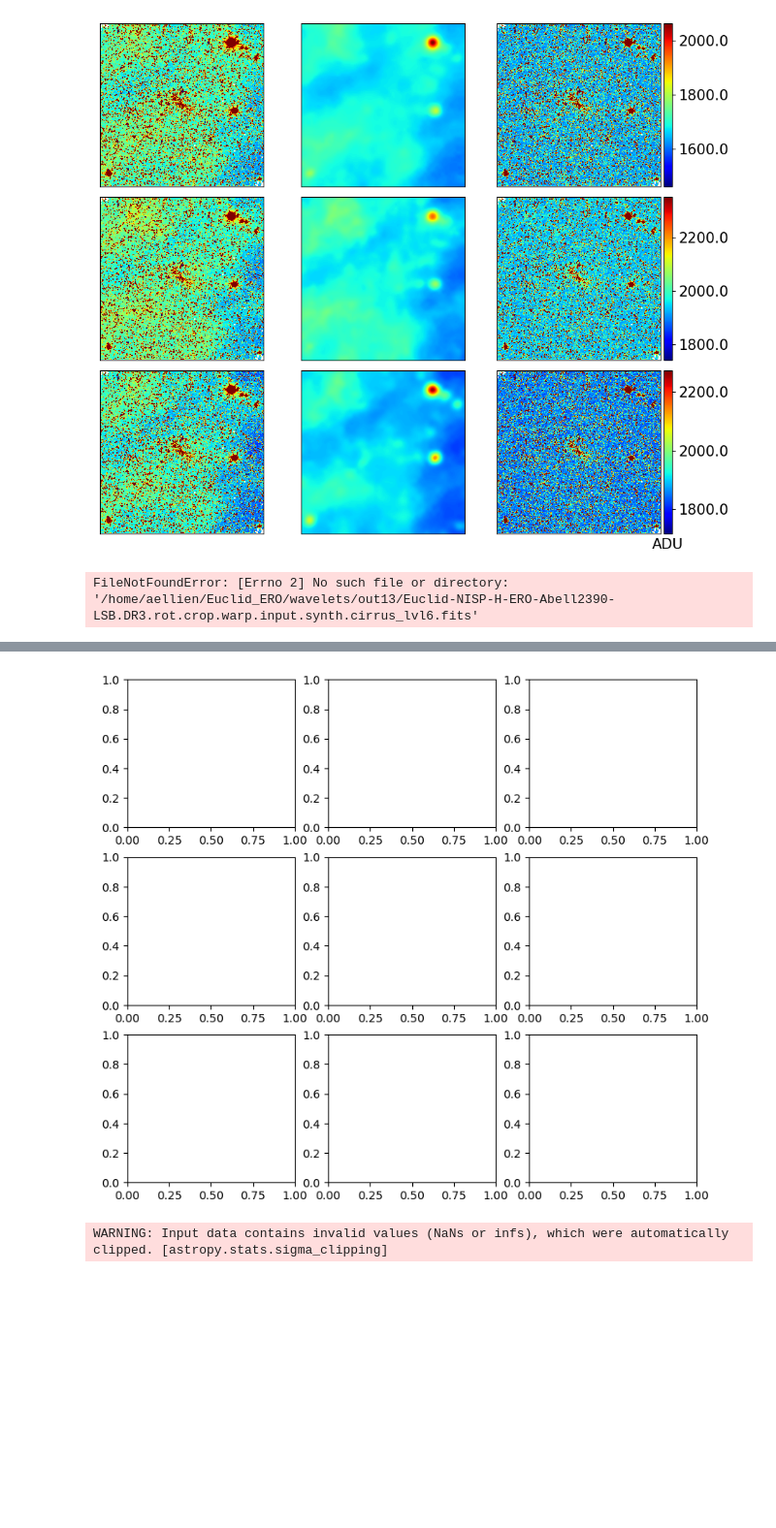
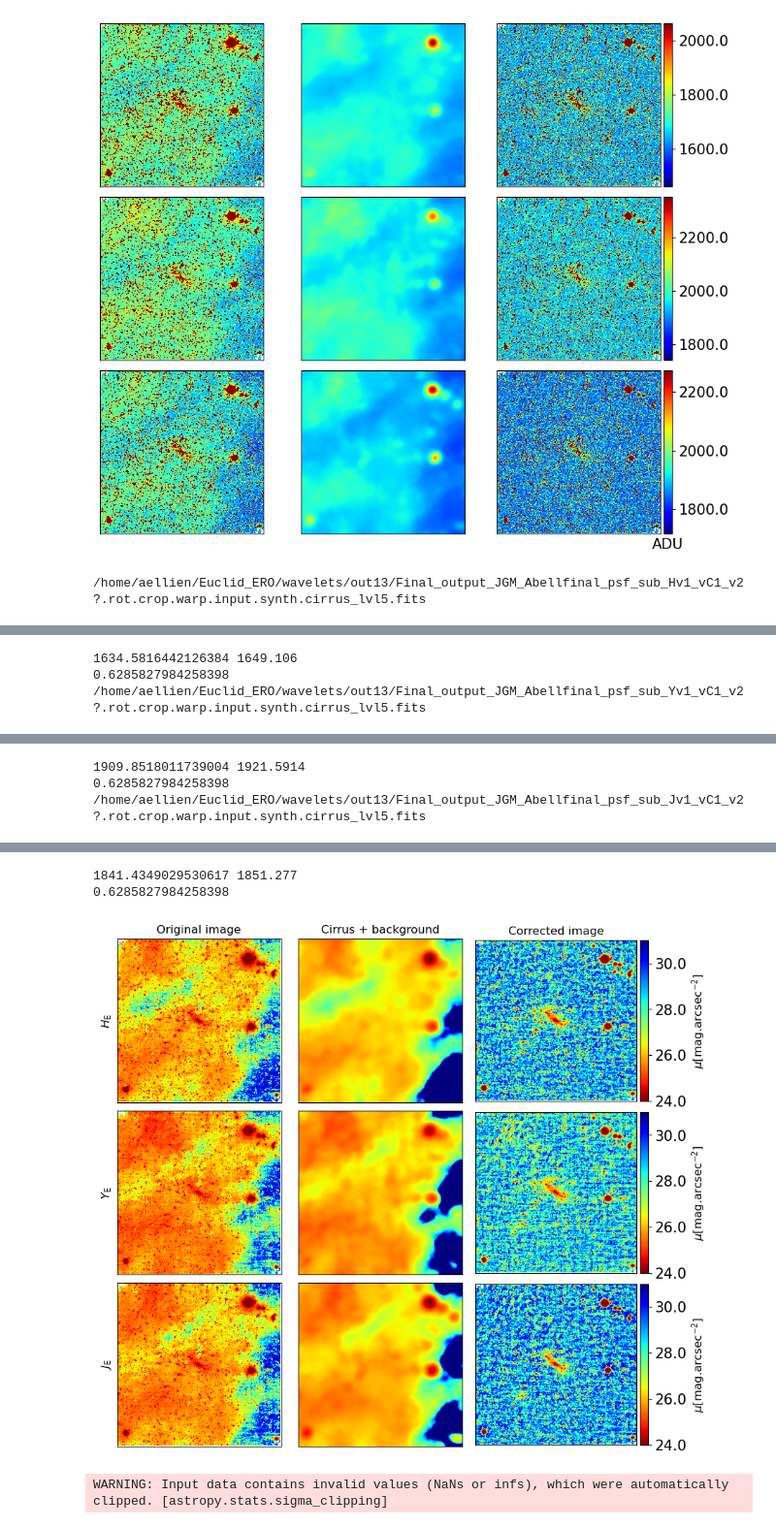
Before and after one commit to aellien/Euclid_ERO, a Jupyter notebook: plot_ERO_A2390.ipynb, the cells around one changed output, grey strips where cells are left out. Shown at 97% size. Cells and saved outputs as stored; diff of their text form; code cells hidden in the pictures; blank space fills up the shorter version.

```diff
--- a/plot_ERO_A2390.ipynb
+++ b/plot_ERO_A2390.ipynb
@@ -104,8 +104,8 @@ for i, filt in enumerate(filters):
     clean = hdu[2].data
     cirim = hdu[3].data
 
-    hduo, hdu_oim, hdu_clean, hdu_cirim, hdu_derim, hdu_recim, hdu_res = fits.open(os.path.join(path_wavelets, 'Euclid-NISP-%s-ERO-Abell2390-LSB.DR3.rot.crop.warp.input.synth.cirrus_lvl6.fits'%filt))
-    print(os.path.join(path_wavelets, 'Euclid-NISP-%s-ERO-Abell2390-LSB.DR3.rot.crop.warp.input.synth.cirrus_lvl6.fits'%filt))
+    hduo, hdu_oim, hdu_clean, hdu_cirim, hdu_derim, hdu_recim, hdu_res = fits.open(os.path.join(path_wavelets, 'Final_output_JGM_Abellfinal_psf_sub_%sv1_vC1_v21.rot.crop.warp.input.synth.cirrus_lvl5.fits'%filt))
+    print(os.path.join(path_wavelets, 'Final_output_JGM_Abellfinal_psf_sub_%sv1_vC1_v2?.rot.crop.warp.input.synth.cirrus_lvl5.fits'%filt))
     res = hdu_res.data
 
     noise_pixels, val_max_res = dawis.sample_noise(res[:, 1800:], n_sigmas = 3, bins = 300)
@@ -157,15 +157,16 @@ for i, filt in enumerate(filters):
     caxre.ax.tick_params(labelsize = 15)
     cax.set_ylabel(r'$\mu$[mag.arcsec$^{-2}$]', fontsize = 12)
 
-    ax[i][0].set_ylabel('%s band'%filt, fontsize = 12)
-
+ax[0][0].set_ylabel(r'$H_{\mathrm{E}}$', fontsize = 12)
+ax[1][0].set_ylabel(r'$Y_{\mathrm{E}}$', fontsize = 12)
+ax[2][0].set_ylabel(r'$J_{\mathrm{E}}$', fontsize = 12)
 ax[0][0].set_title('Original image', fontsize = 12)
 ax[0][1].set_title('Cirrus + background', fontsize = 12)
 ax[0][2].set_title('Corrected image', fontsize = 12)
 
 plt.tight_layout()
 plt.subplots_adjust(left= None, bottom = None, right = None, top = None, wspace = 0.05, hspace = 0.05)
-plt.savefig(os.path.join(path_plots, 'cirrus_clean_v2.png'), format = 'png')
+plt.savefig(os.path.join(path_plots, 'cirrus_clean_v3.png'), format = 'png')
 plt.show()
 # %% [output]
-FileNotFoundError: [Errno 2] No such file or directory: '/home/aellien/Euclid_ERO/wavelets/out13/Euclid-NISP-H-ERO-Abell2390-LSB.DR3.rot.crop.warp.input.synth.cirrus_lvl6.fits'
+/home/aellien/Euclid_ERO/wavelets/out13/Final_output_JGM_Abellfinal_psf_sub_Hv1_vC1_v2?.rot.crop.warp.input.synth.cirrus_lvl5.fits
@@ -171,0 +175,3 @@ FileNotFoundError: [Errno 2] No such file or directory: '/home/aellien/Euclid_ER
+1634.5816442126384 1649.106
+0.6285827984258398
+/home/aellien/Euclid_ERO/wavelets/out13/Final_output_JGM_Abellfinal_psf_sub_Yv1_vC1_v2?.rot.crop.warp.input.synth.cirrus_lvl5.fits
@@ -171,0 +180,3 @@ FileNotFoundError: [Errno 2] No such file or directory: '/home/aellien/Euclid_ER
+1909.8518011739004 1921.5914
+0.6285827984258398
+/home/aellien/Euclid_ERO/wavelets/out13/Final_output_JGM_Abellfinal_psf_sub_Jv1_vC1_v2?.rot.crop.warp.input.synth.cirrus_lvl5.fits
@@ -172,4 +185,6 @@ FileNotFoundError: [Errno 2] No such file or directory: '/home/aellien/Euclid_ER
+1841.4349029530617 1851.277
+0.6285827984258398
-[figure, old version]
+[figure, new version]
 # %%
 hdu = fits.open(os.path.join(path_wavelets, 'Euclid-NISP-%s-ERO-Abell2390-LSB.DR3.rot.crop.warp.input.synth.cirrus_res_altpass2.fits'%filt))
 oim = hdu[1].data
```
Also changed, not shown: parts of 3 cells of this notebook, 3 other files.
